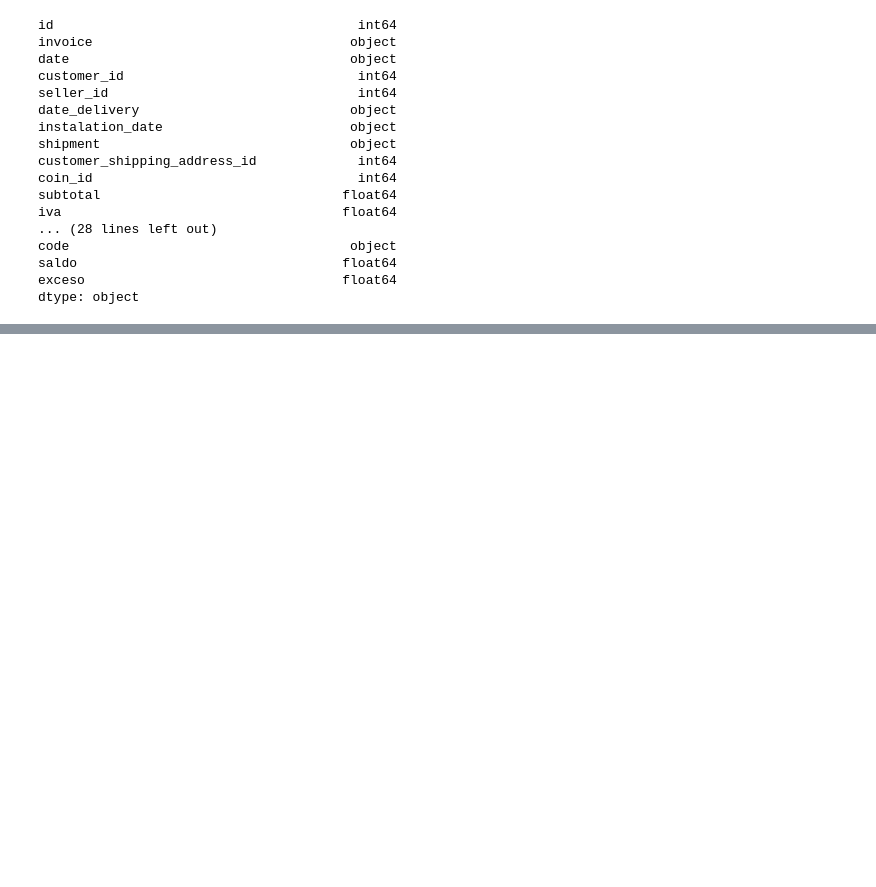
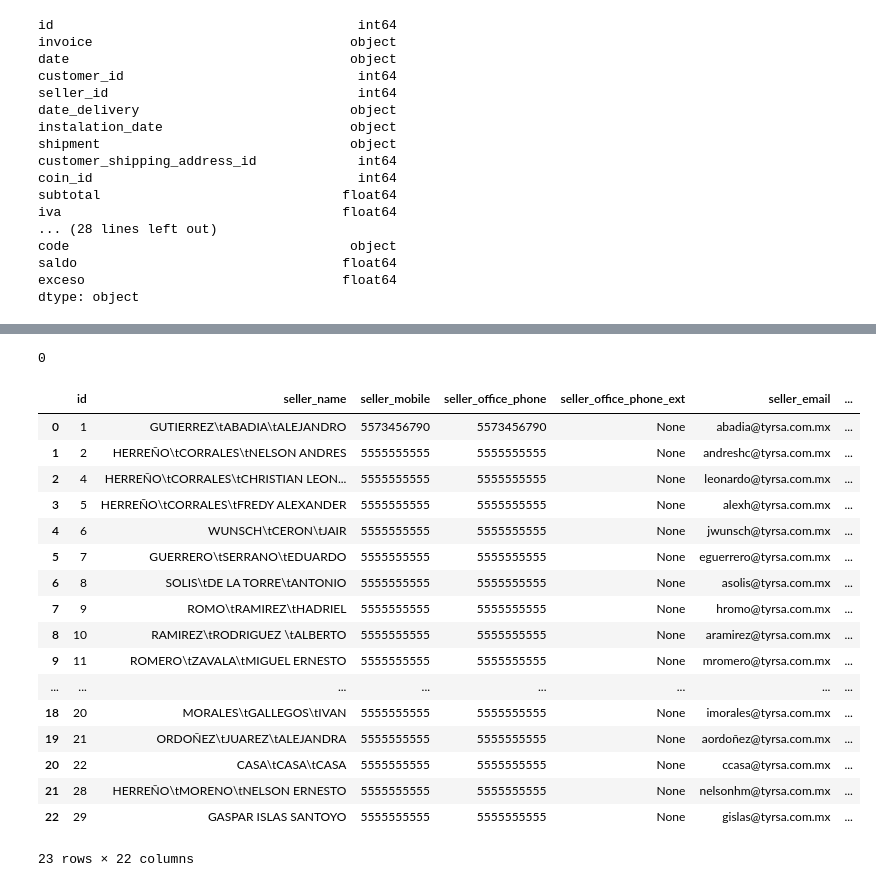
Before and after one commit to AjoloteCosmico/tyrsaAdmin, a Jupyter notebook: public/notebook.ipynb, the cells around one changed output, grey strips where cells are left out. Drawn from its saved outputs; the diff is of its cells as text; code cells hidden in the pictures; blank space fills up the shorter version.

```diff
--- a/public/notebook.ipynb
+++ b/public/notebook.ipynb
@@ -127,0 +465,25 @@ dtype: object
+# %%
+len(pxv.loc[(pxv['date']<str(year)+'-'+str(mes+2)+'-01')&(pxv['date']>=str(year)+'-'+str(mes+2)+'-01')])
+# %% [output]
+0
+# %%
+vendedores
+# %% [output]
+|  | id | seller_name | seller_mobile | seller_office_phone | seller_office_phone_ext | seller_email | ... |
+| 0 | 1 | GUTIERREZ\tABADIA\tALEJANDRO | 5573456790 | 5573456790 | None | abadia@tyrsa.com.mx | ... |
+| 1 | 2 | HERREÑO\tCORRALES\tNELSON ANDRES | 5555555555 | 5555555555 | None | andreshc@tyrsa.com.mx | ... |
+| 2 | 4 | HERREÑO\tCORRALES\tCHRISTIAN LEON... | 5555555555 | 5555555555 | None | leonardo@tyrsa.com.mx | ... |
+| 3 | 5 | HERREÑO\tCORRALES\tFREDY ALEXANDER | 5555555555 | 5555555555 | None | alexh@tyrsa.com.mx | ... |
+| 4 | 6 | WUNSCH\tCERON\tJAIR | 5555555555 | 5555555555 | None | jwunsch@tyrsa.com.mx | ... |
+| 5 | 7 | GUERRERO\tSERRANO\tEDUARDO | 5555555555 | 5555555555 | None | eguerrero@tyrsa.com.mx | ... |
+| 6 | 8 | SOLIS\tDE LA TORRE\tANTONIO | 5555555555 | 5555555555 | None | asolis@tyrsa.com.mx | ... |
+| 7 | 9 | ROMO\tRAMIREZ\tHADRIEL | 5555555555 | 5555555555 | None | hromo@tyrsa.com.mx | ... |
+| 8 | 10 | RAMIREZ\tRODRIGUEZ \tALBERTO | 5555555555 | 5555555555 | None | aramirez@tyrsa.com.mx | ... |
+| 9 | 11 | ROMERO\tZAVALA\tMIGUEL ERNESTO | 5555555555 | 5555555555 | None | mromero@tyrsa.com.mx | ... |
+| ... | ... | ... | ... | ... | ... | ... | ... |
+| 18 | 20 | MORALES\tGALLEGOS\tIVAN | 5555555555 | 5555555555 | None | imorales@tyrsa.com.mx | ... |
+| 19 | 21 | ORDOÑEZ\tJUAREZ\tALEJANDRA | 5555555555 | 5555555555 | None | aordoñez@tyrsa.com.mx | ... |
+| 20 | 22 | CASA\tCASA\tCASA | 5555555555 | 5555555555 | None | ccasa@tyrsa.com.mx | ... |
+| 21 | 28 | HERREÑO\tMORENO\tNELSON ERNESTO | 5555555555 | 5555555555 | None | nelsonhm@tyrsa.com.mx | ... |
+| 22 | 29 | GASPAR ISLAS SANTOYO | 5555555555 | 5555555555 | None | gislas@tyrsa.com.mx | ... |
+23 rows × 22 columns
```
Also changed, not shown: parts of 9 cells of this notebook, 3 other files.
